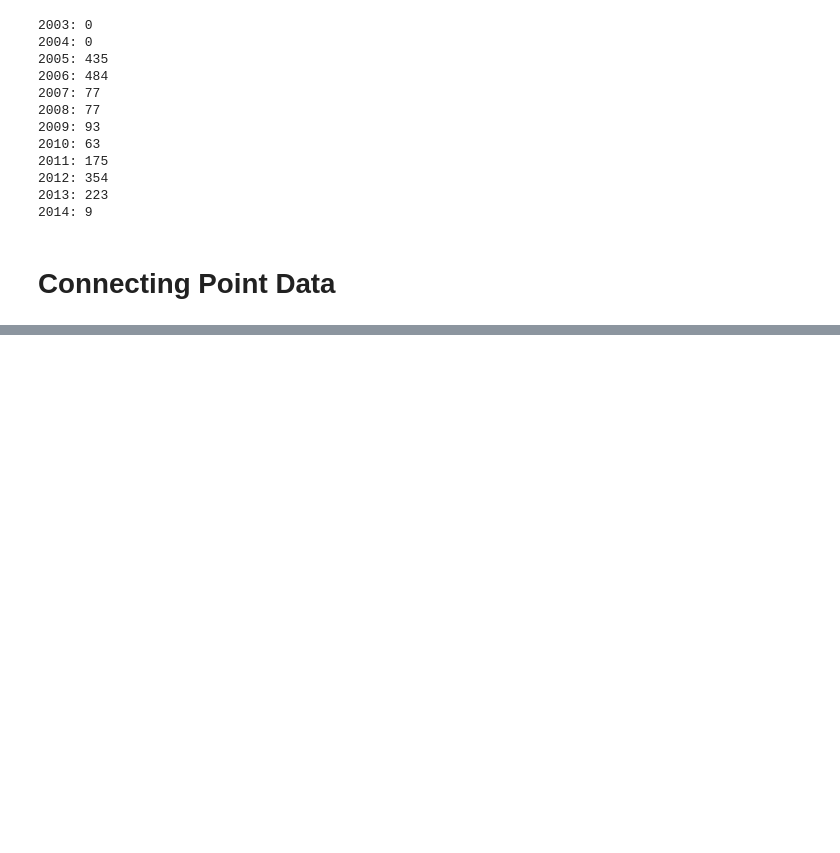
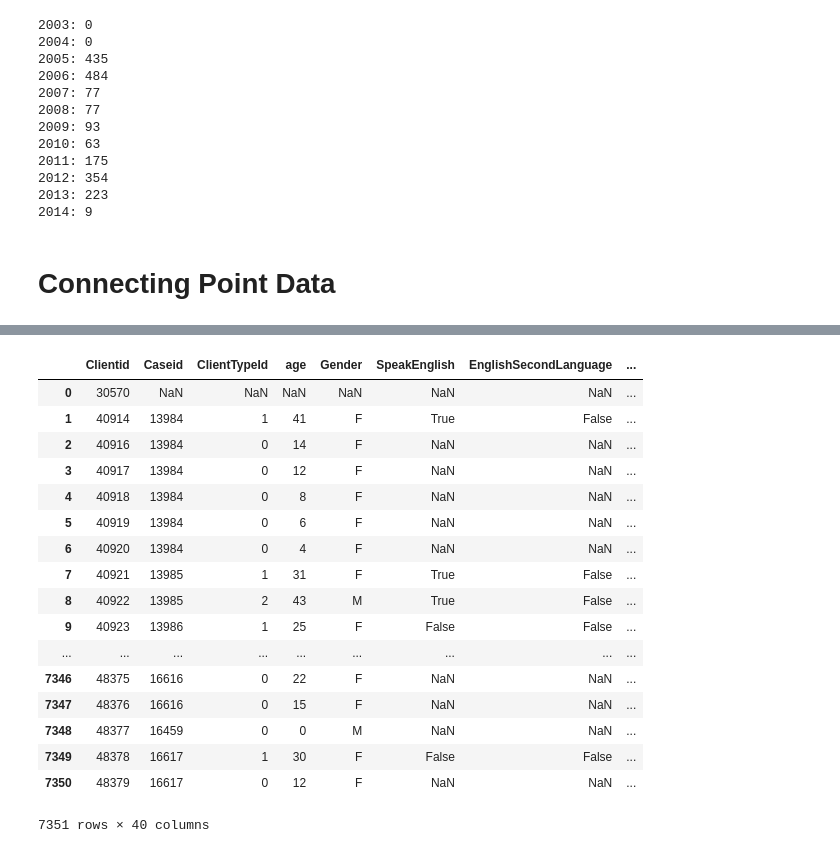
Before and after one commit to carlshan/sf-homelessness, a Jupyter notebook: exploration/01 - Answering 6 Questions [Carl].ipynb, the cells around one changed output, grey strips where cells are left out. Cells and saved outputs as stored; diff of their text form; code cells hidden in the pictures; blank space fills up the shorter version.

```diff
--- a/exploration/01 - Answering 6 Questions [Carl].ipynb
+++ b/exploration/01 - Answering 6 Questions [Carl].ipynb
@@ -259,0 +289,21 @@ cp_case_data
+# %%
+cp_client_data
+# %% [output]
+|  | Clientid | Caseid | ClientTypeId | age | Gender | SpeakEnglish | EnglishSecondLanguage | ... |
+| 0 | 30570 | NaN | NaN | NaN | NaN | NaN | NaN | ... |
+| 1 | 40914 | 13984 | 1 | 41 | F | True | False | ... |
+| 2 | 40916 | 13984 | 0 | 14 | F | NaN | NaN | ... |
+| 3 | 40917 | 13984 | 0 | 12 | F | NaN | NaN | ... |
+| 4 | 40918 | 13984 | 0 | 8 | F | NaN | NaN | ... |
+| 5 | 40919 | 13984 | 0 | 6 | F | NaN | NaN | ... |
+| 6 | 40920 | 13984 | 0 | 4 | F | NaN | NaN | ... |
+| 7 | 40921 | 13985 | 1 | 31 | F | True | False | ... |
+| 8 | 40922 | 13985 | 2 | 43 | M | True | False | ... |
+| 9 | 40923 | 13986 | 1 | 25 | F | False | False | ... |
+| ... | ... | ... | ... | ... | ... | ... | ... | ... |
+| 7346 | 48375 | 16616 | 0 | 22 | F | NaN | NaN | ... |
+| 7347 | 48376 | 16616 | 0 | 15 | F | NaN | NaN | ... |
+| 7348 | 48377 | 16459 | 0 | 0 | M | NaN | NaN | ... |
+| 7349 | 48378 | 16617 | 1 | 30 | F | False | False | ... |
+| 7350 | 48379 | 16617 | 0 | 12 | F | NaN | NaN | ... |
+7351 rows × 40 columns
```
Also changed, not shown: parts of 3 cells of this notebook.
